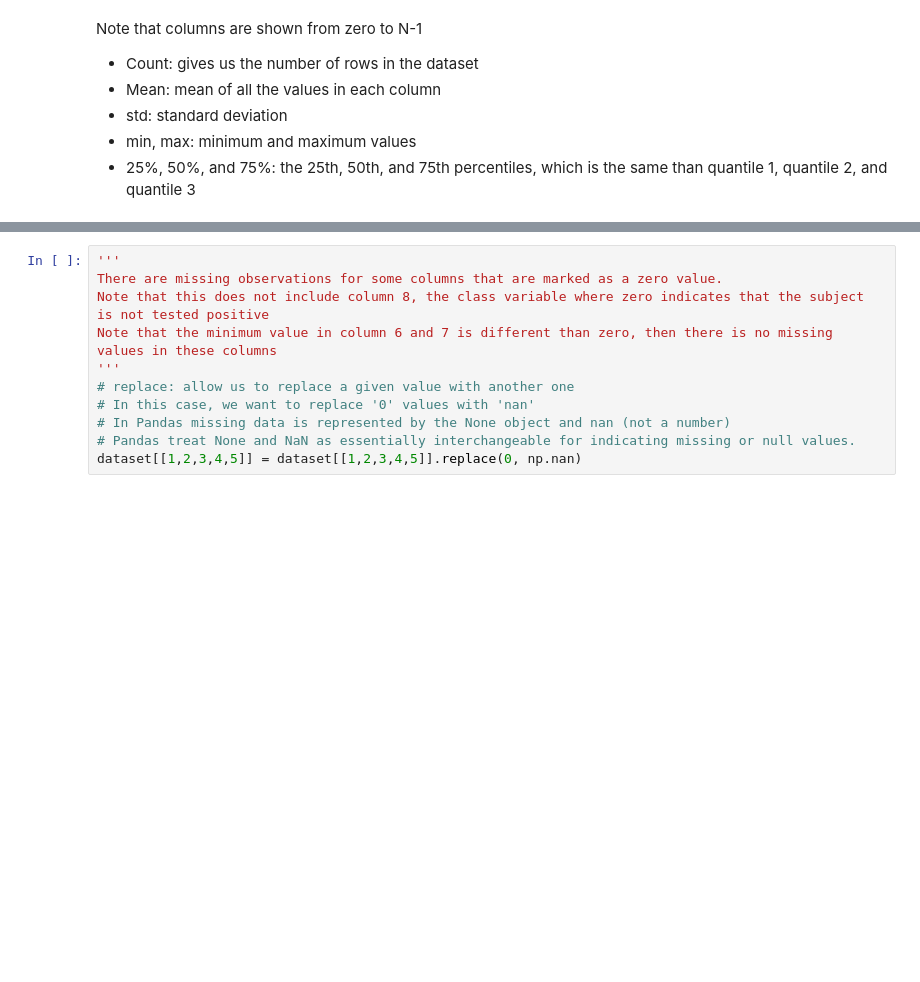
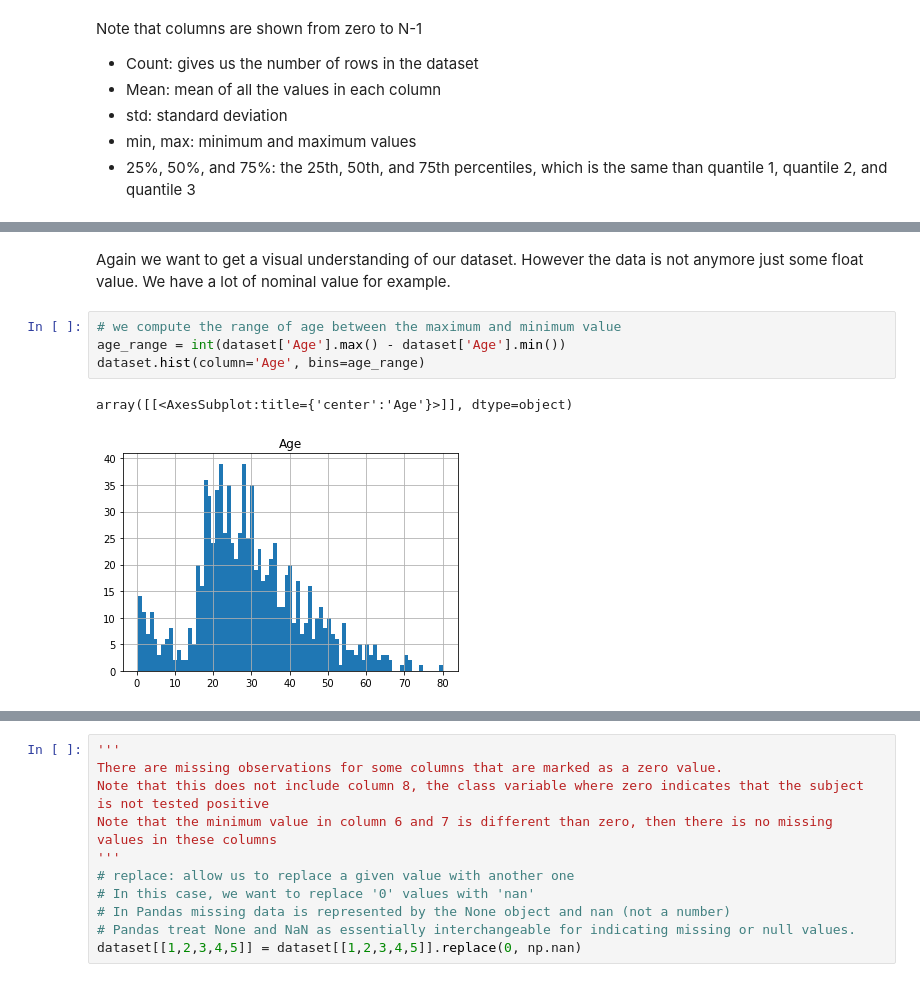
Before and after one commit to MartaVallejo/MachineLearning, a Jupyter notebook: DataPreprocessing.ipynb, the cells around one changed output, grey strips where cells are left out. Cells and saved outputs as stored; diff of their text form; blank space fills up the shorter version.

```diff
--- a/DataPreprocessing.ipynb
+++ b/DataPreprocessing.ipynb
@@ -74,0 +155,9 @@ Note that columns are shown from zero to N-1
+# %% [markdown]
+Again we want to get a visual understanding of our dataset. However the data is not anymore just some float value. We have a lot of nominal value for example.
+# %%
+# we compute the range of age between the maximum and minimum value
+age_range = int(dataset['Age'].max() - dataset['Age'].min())
+dataset.hist(column='Age', bins=age_range)
+# %% [output]
+array([[<AxesSubplot:title={'center':'Age'}>]], dtype=object)
+[figure, added]
```
Also changed, not shown: parts of 29 cells of this notebook.
